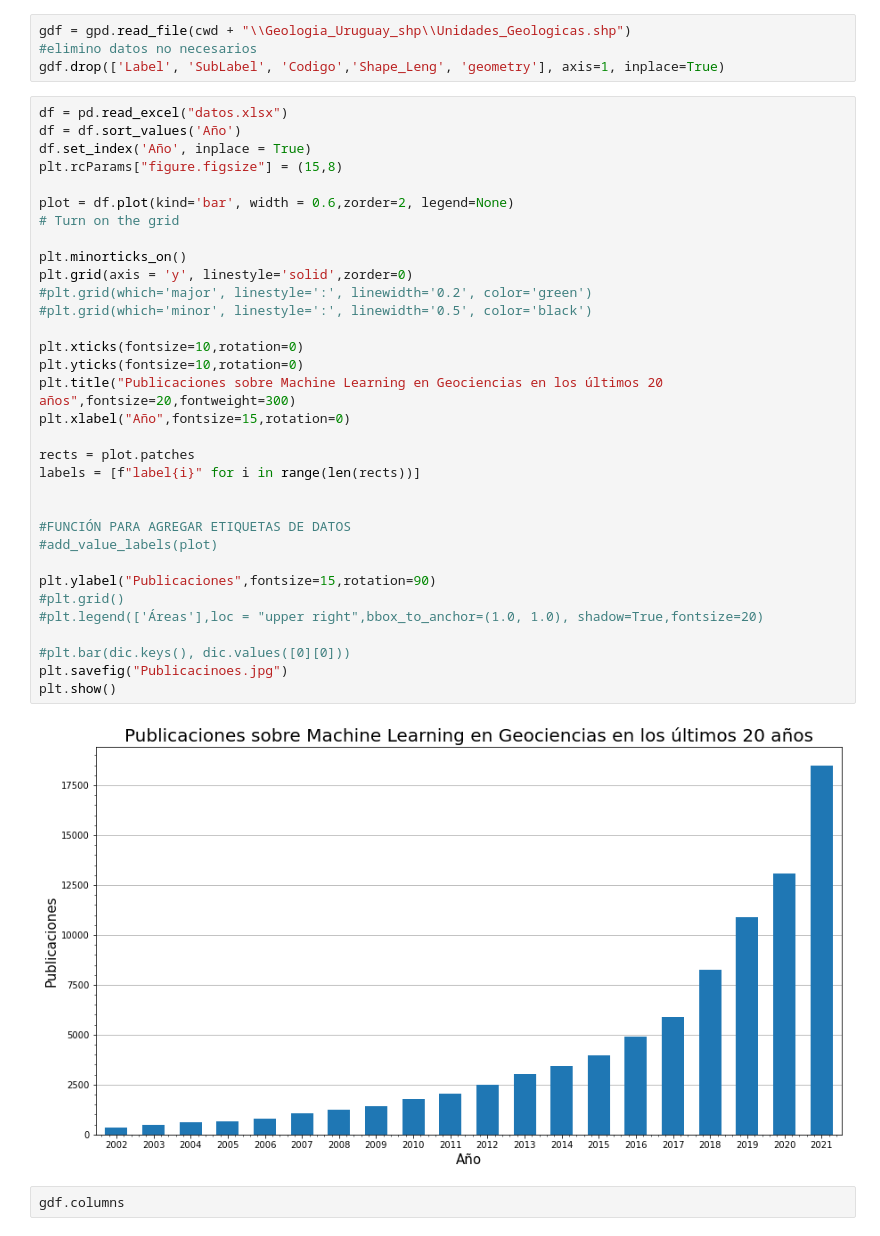
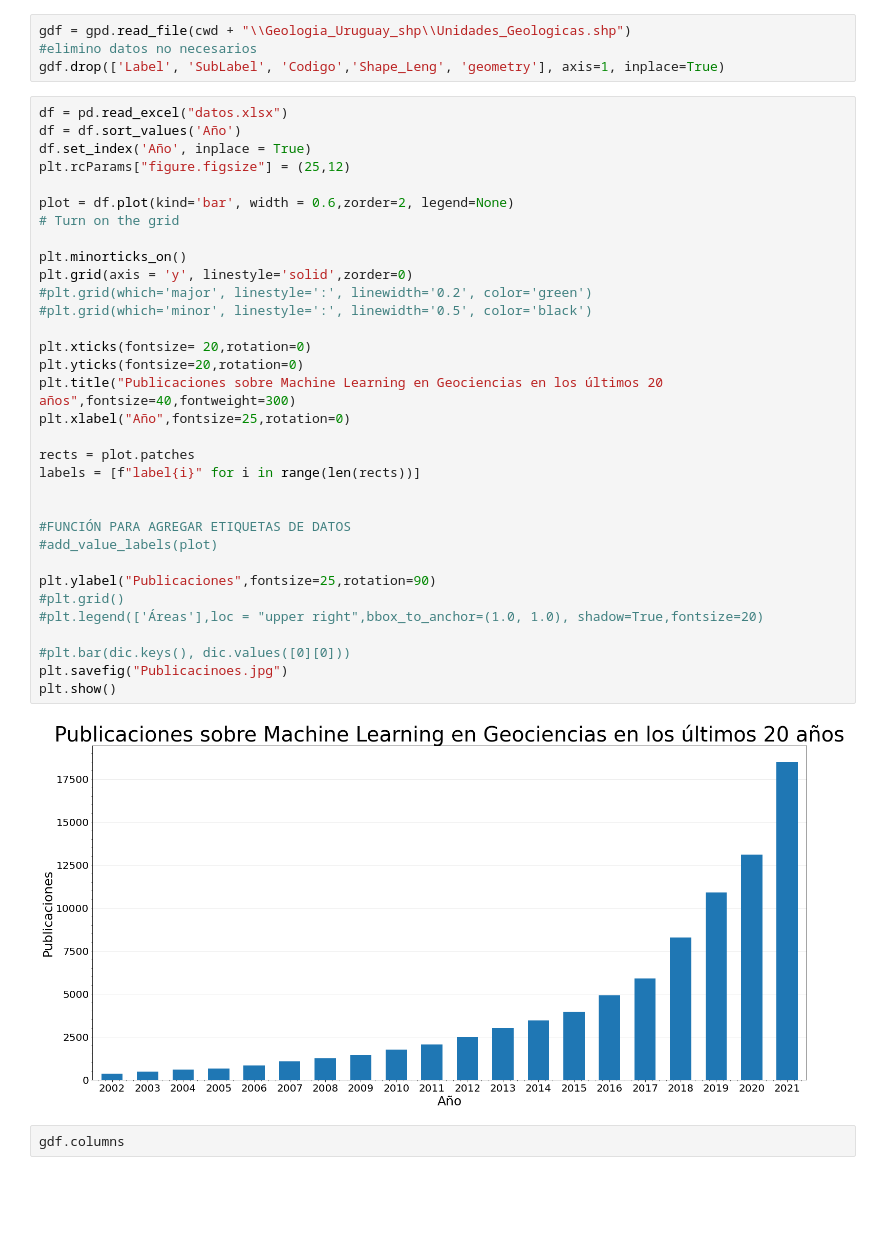
Before and after one commit to rubensdmp/GeoPython, a Jupyter notebook: GeoUy/AnalisFm.ipynb, the cells around one changed output. Saved outputs shown, nothing was run; the diff lists cells and outputs as text; blank space fills up the shorter version.

```diff
--- a/GeoUy/AnalisFm.ipynb
+++ b/GeoUy/AnalisFm.ipynb
@@ -21,38 +21,38 @@ gdf.drop(['Label', 'SubLabel', 'Codigo','Shape_Leng', 'geometry'], axis=1, inpla
 # %%
 df = pd.read_excel("datos.xlsx")
 df = df.sort_values('Año')
 df.set_index('Año', inplace = True)
-plt.rcParams["figure.figsize"] = (15,8)
+plt.rcParams["figure.figsize"] = (25,12)
 
 plot = df.plot(kind='bar', width = 0.6,zorder=2, legend=None)
 # Turn on the grid
 
 plt.minorticks_on()
 plt.grid(axis = 'y', linestyle='solid',zorder=0)
 #plt.grid(which='major', linestyle=':', linewidth='0.2', color='green')
 #plt.grid(which='minor', linestyle=':', linewidth='0.5', color='black')
 
-plt.xticks(fontsize=10,rotation=0)
-plt.yticks(fontsize=10,rotation=0)
-plt.title("Publicaciones sobre Machine Learning en Geociencias en los últimos 20 años",fontsize=20,fontweight=300)
-plt.xlabel("Año",fontsize=15,rotation=0)
+plt.xticks(fontsize= 20,rotation=0)
+plt.yticks(fontsize=20,rotation=0)
+plt.title("Publicaciones sobre Machine Learning en Geociencias en los últimos 20 años",fontsize=40,fontweight=300)
+plt.xlabel("Año",fontsize=25,rotation=0)
 
 rects = plot.patches
 labels = [f"label{i}" for i in range(len(rects))]
 
 
 #FUNCIÓN PARA AGREGAR ETIQUETAS DE DATOS
 #add_value_labels(plot)
 
-plt.ylabel("Publicaciones",fontsize=15,rotation=90)
+plt.ylabel("Publicaciones",fontsize=25,rotation=90)
 #plt.grid()
 #plt.legend(['Áreas'],loc = "upper right",bbox_to_anchor=(1.0, 1.0), shadow=True,fontsize=20)
 
 #plt.bar(dic.keys(), dic.values([0][0]))
 plt.savefig("Publicacinoes.jpg")
 plt.show()
 # %% [output]
-[figure, old version]
+[figure, new version]
 # %%
 gdf.columns
 # %% [output]
```
Also changed, not shown: 1 other file.
